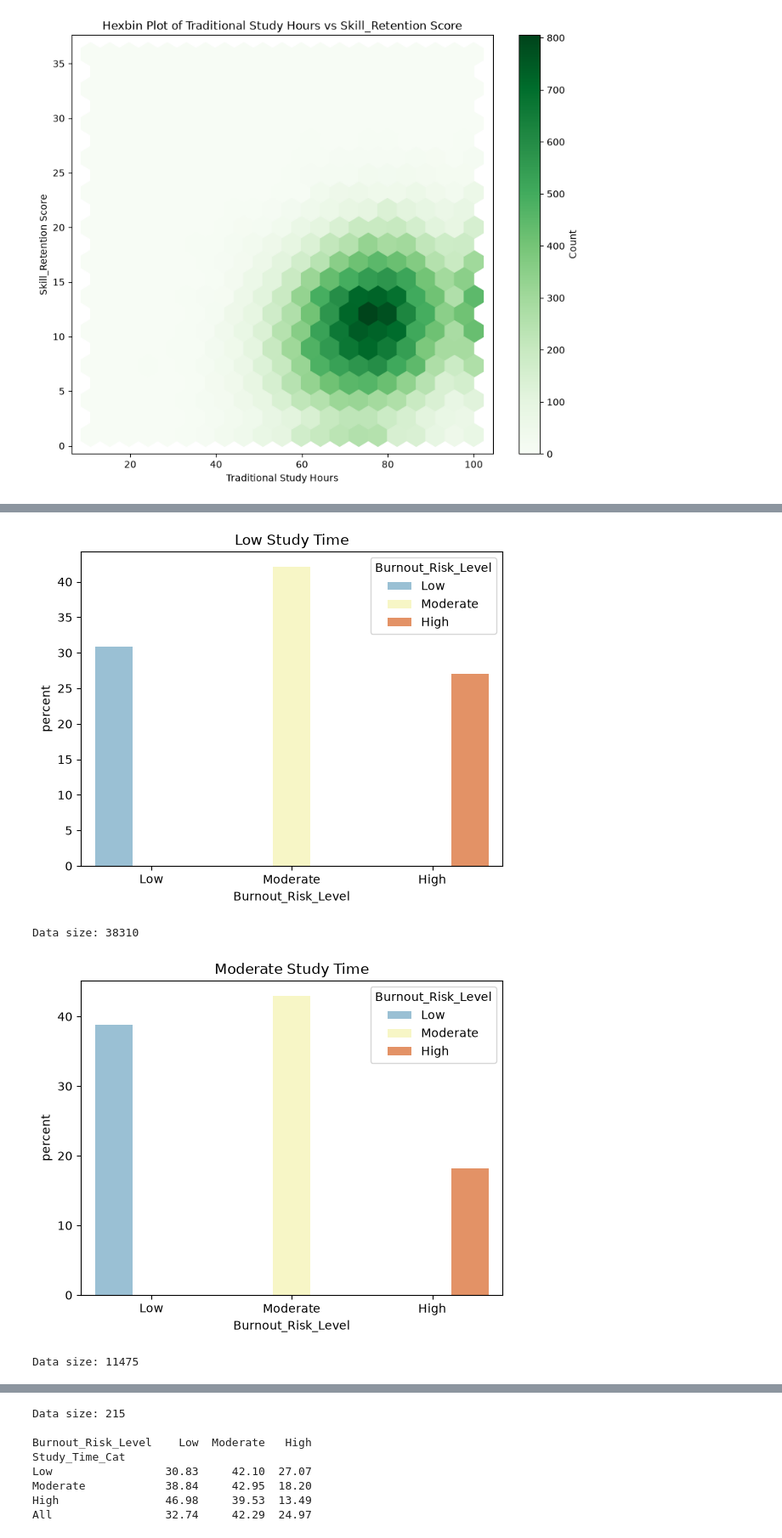
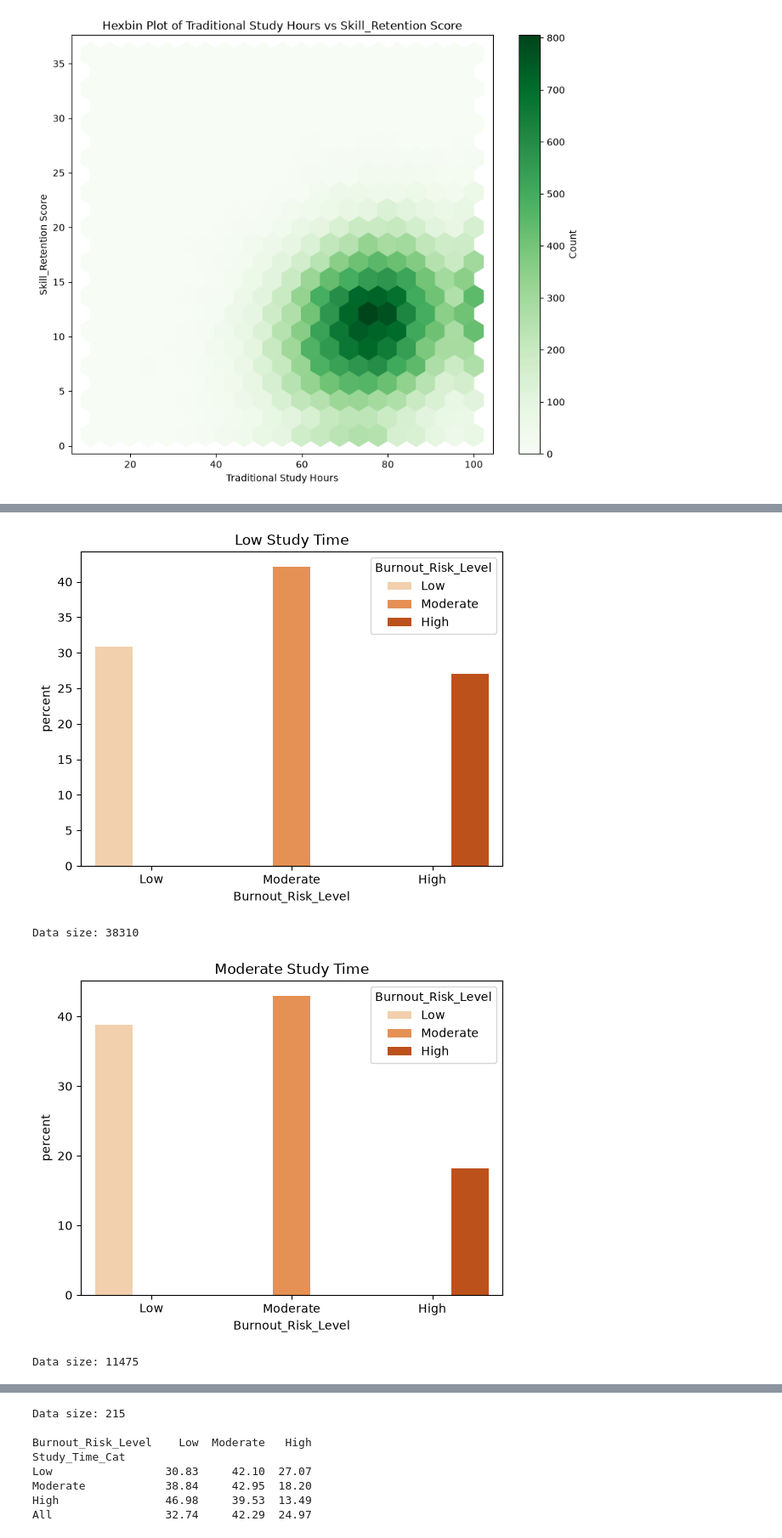
Before and after one commit to M3rkvry/gen_ai_student_impact_prj, a Jupyter notebook: analysis.ipynb, the cells around one changed output, grey strips where cells are left out. Shown at 85% size. Saved outputs shown, nothing was run; the diff lists cells and outputs as text; code cells hidden in the pictures.

```diff
--- a/analysis.ipynb
+++ b/analysis.ipynb
@@ -433,7 +448,7 @@ plt.show()
 for val in data['AI_Usage_Cat'].cat.categories.unique():
     subset=data[data['AI_Usage_Cat'] == val]
 
-    sns.countplot(data=subset , x='Burnout_Risk_Level', hue='Burnout_Risk_Level',palette='RdYlBu_r')
+    sns.countplot(data=subset , x='Burnout_Risk_Level', hue='Burnout_Risk_Level',palette='Oranges')
     plt.title(f'{val} AI Usage')
     plt.show()
     print(f'Data size: {len(subset)}', '\n')
@@ -458,16 +473,16 @@ All                 32.74     42.29  24.97
 # %%
 for val in data['Study_Time_Cat'].cat.categories.unique():
     subset=data[data['Study_Time_Cat'] == val]
 
-    sns.countplot(data=subset , x='Burnout_Risk_Level', hue='Burnout_Risk_Level', stat= 'percent',palette='RdYlBu_r', legend = 'brief',)
+    sns.countplot(data=subset , x='Burnout_Risk_Level', hue='Burnout_Risk_Level', stat= 'percent',palette='Oranges', legend = 'brief',)
     plt.title(f'{val} Study Time')
     plt.show()
     print(f'Data size: {len(subset)}', '\n')
 
 study_burnout_crosstab = round(pd.crosstab(data['Study_Time_Cat'], data['Burnout_Risk_Level'], margins=True, normalize='index') * 100, 2)
 print(study_burnout_crosstab)
 # %% [output]
-[figure, old version]
+[figure, new version]
 Data size: 38310
-[figure, old version]
+[figure, new version]
 Data size: 11475
```
Also changed, not shown: parts of 6 cells of this notebook, 1 other file.
